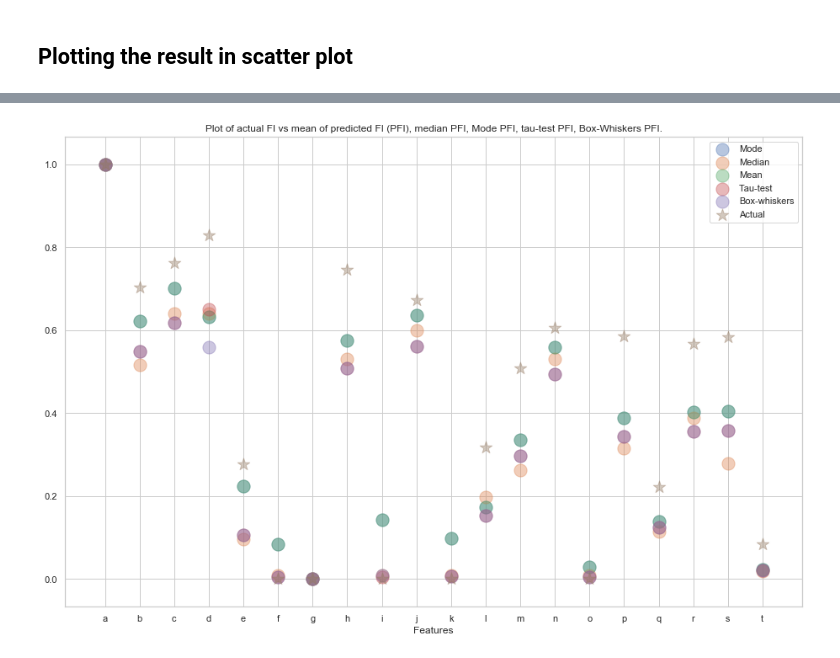
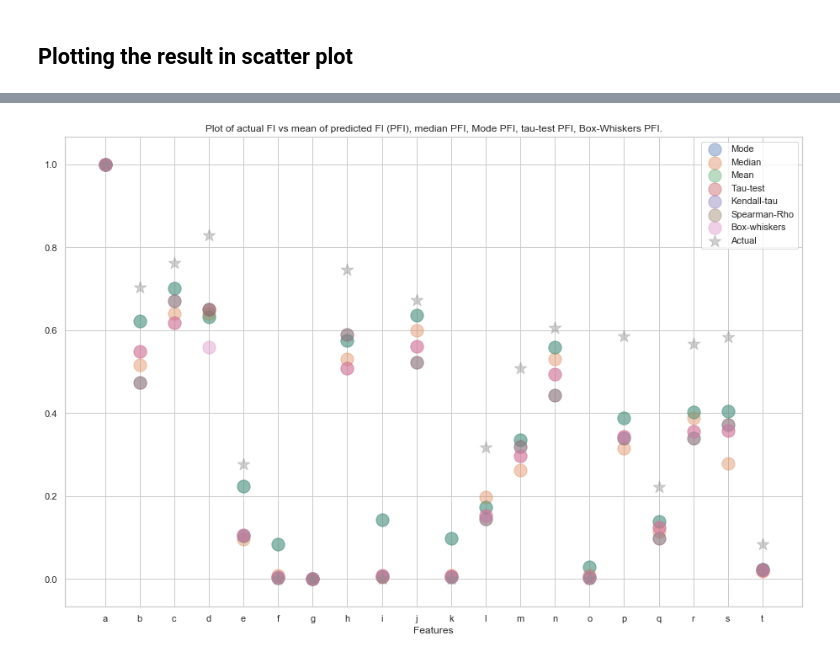
Before and after one commit to divishrengasamy/ensemble-feature-importance, a Jupyter notebook: Ensemble Feature Importance.ipynb, the cells around one changed output, grey strips where cells are left out. Cells and saved outputs as stored; diff of their text form; code cells hidden in the pictures.

Commit message:
Added Kendall-Tau and Spearman Rank

```diff
--- a/Ensemble Feature Importance.ipynb
+++ b/Ensemble Feature Importance.ipynb
@@ -631,6 +624,7 @@ for i in range(all_stacked.shape[0]):
     total_scaled_tau_test = np.append(total_scaled_tau_test, mean_tau)
 
 total_scaled_tau_test = np.array([total_scaled_tau_test])
+total_scaled_tau_test = np.reshape(total_scaled_tau_test, (-1,))
 # %% [markdown]
 ## Mode
 # %%
@@ -663,5 +690,10 @@ np.argsort(scaled_coef).shape
+# %%
+columns_name = ["rf_sv", "rf_pi", "gb_sv", "gb_pi", "dnn_pi", "dnn_sv", "dnn_ig"]
+total_scaled_kendall_tau = helper_rank(stats.kendalltau, all_stacked, columns_name)
 # %% [markdown]
 ## Pearson Rank
+# %%
+total_scaled_spearman = helper_rank(stats.spearmanr, all_stacked, columns_name)
 # %% [markdown]
 ## Majority Voting
 # %%
@@ -715,3 +751,5 @@ total_scaled_mode = normalise(total_scaled_mode)
 total_scaled_box_whiskers = normalise(total_scaled_box_whiskers)
 total_scaled_tau_test = normalise(total_scaled_tau_test)
 total_scaled_majority_vote = normalise(total_scaled_majority_vote)
+total_scaled_kendall_tau = normalise(total_scaled_kendall_tau)
+total_scaled_spearman = normalise(total_scaled_spearman)
@@ -784,29 +840,31 @@ Text(0.5, 1.0, 'Plot of Kernel Density Estimation for each feature')
 # %%
 from scipy import stats
 
 # plt.scatter(feature_names,rf_sv_scaled, color='red', label='Actual')
 # plt.scatter(feature_names,pi_result_rf_scaled, color='red')
 # plt.scatter(feature_names,gb_sv_scaled, color='red')
 # plt.scatter(feature_names,pi_result_gb_scaled, color='red')
 # plt.scatter(feature_names,dnn_pi_scaled, color='red')
 # plt.scatter(feature_names,dnn_sv_scaled, color='red')
 # plt.scatter(feature_names,dnn_ig_scaled, color='red')
 
 plt.scatter(feature_names, total_scaled_mode, marker="o", s=230, label="Mode", alpha=0.4)
 plt.scatter(feature_names, total_scaled_median, marker="o", s=230, label="Median", alpha=0.4)
 plt.scatter(feature_names, total_scaled_mean, marker="o", s=230, label="Mean", alpha=0.4)
 plt.scatter(feature_names, total_scaled_tau_test, marker="o", s=230, label="Tau-test", alpha=0.4)
+plt.scatter(feature_names, total_scaled_kendall_tau, marker="o", s=230, label="Kendall-tau", alpha=0.4)
+plt.scatter(feature_names, total_scaled_spearman, marker="o", s=230, label="Spearman-Rho", alpha=0.4)
 plt.scatter(
     feature_names, total_scaled_box_whiskers, marker="o", s=230, label="Box-whiskers", alpha=0.4,
 )
 plt.scatter(feature_names, scaled_coef, marker="*", s=230, label="Actual", alpha=0.4)
 plt.xlabel("Feature Importance")
 plt.xlabel("Features")
 plt.title("Plot of actual FI vs mean of predicted FI (PFI), median PFI, Mode PFI, tau-test PFI, Box-Whiskers PFI.")
 plt.legend(loc="best")
 plt.show()
 # %% [output]
-[figure, old version]
+[figure, new version]
 # %%
 # Peirce's criterion <- important because its robust statistics
 # fuzzy mean
```
Also changed, not shown: parts of 20 cells of this notebook.
